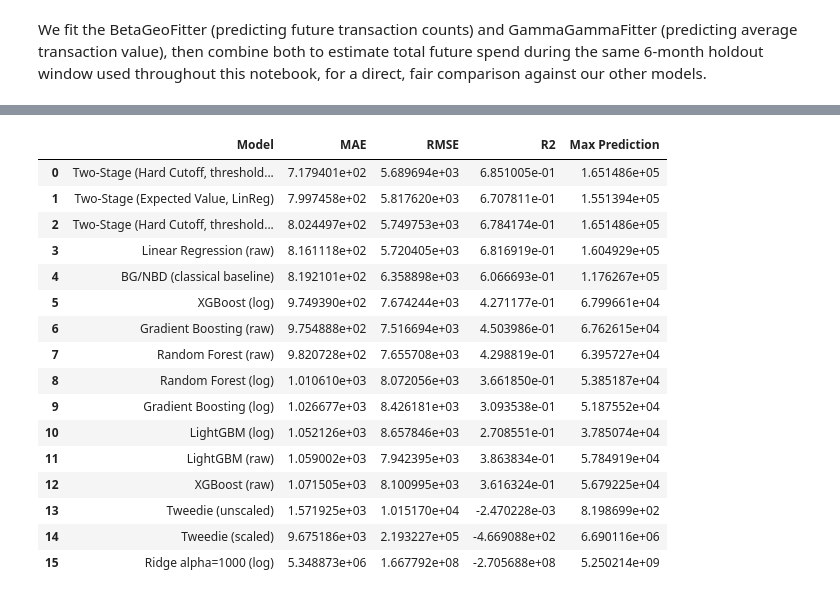
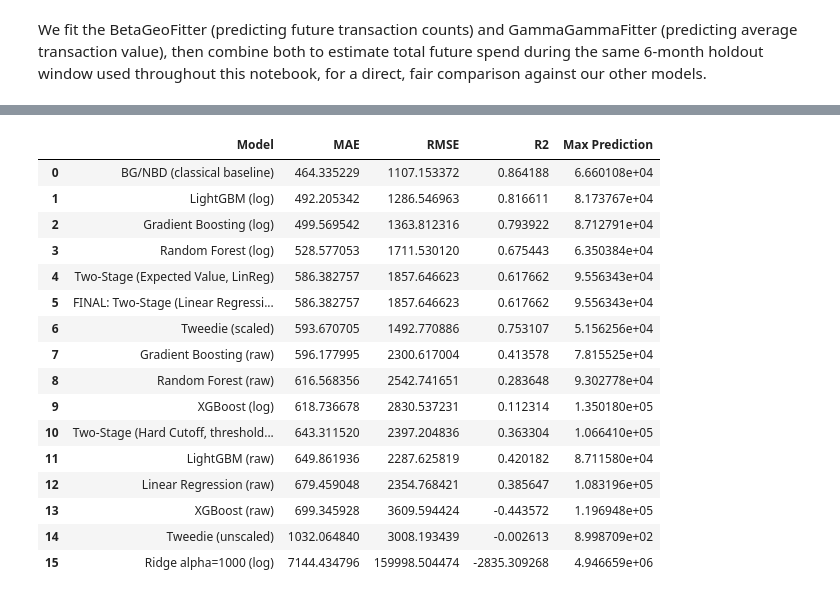
Before and after one commit to SourodeepRoy30/clv-predictor, a Jupyter notebook: notebooks/5_regression.ipynb, the cells around one changed output, grey strips where cells are left out. Cells and saved outputs as stored; diff of their text form; code cells hidden in the pictures.

Commit message:
Rerun regression: matched split, train-only model selection, Expected Value final model

```diff
--- a/notebooks/5_regression.ipynb
+++ b/notebooks/5_regression.ipynb
@@ -70,13 +70,21 @@ feature_cols = ['Recency', 'Frequency', 'Monetary', 'AOV', 'Tenure', 'Unique_Pro
 X = modeling_df[feature_cols]
 y = modeling_df['CLV_Target']
 
-# Replicate the exact same split used in 4_classification.ipynb
+# Replicate the exact split used in 4_classification.ipynb: same rows, same random_state,
+# and stratified on the churn label. Without stratify, train_test_split shuffles differently,
+# and the churn classifier would be scored on customers it was trained on.
+churn_label = (y == 0).astype(int)
 X_train, X_test, y_train, y_test = train_test_split(
-    X, y, test_size=0.2, random_state=42
+    X, y, test_size=0.2, random_state=42, stratify=churn_label
 )
 
 print("Modeling table shape:", modeling_df.shape)
 print("Churn model loaded:", type(churn_model).__name__)
 print("Training set shape:", X_train.shape)
 print("Test set shape:", X_test.shape)
+
+# Verify the split matches 4_classification.ipynb: Stage 1's test ROC-AUC must equal the value reported there
+from sklearn.metrics import roc_auc_score
+stage1_auc = roc_auc_score(churn_label.loc[X_test.index], churn_model.predict_proba(X_test)[:, 1])
+print(f"Stage 1 ROC-AUC on this test set: {stage1_auc:.4f} (4_classification.ipynb reports 0.8275)")
 # %% [output]
@@ -824,32 +1020,36 @@ final_reg_results_df
 # %%
+final_label = (f"FINAL: {final_family} ({final_model_name}"
+               + ("" if final_rule is None else f", {final_rule}")
+               + ("" if best_threshold is None else f", threshold={best_threshold:.2f}") + ")")
+
 final_reg_results_df = pd.concat([
     final_reg_results_df,
     pd.DataFrame([{
-        "Model": "Two-Stage (Hard Cutoff, threshold=0.15, FINAL)",
+        "Model": final_label,
         "MAE": mae_final,
         "RMSE": rmse_final,
         "R2": r2_final,
         "Max Prediction": final_two_stage_prediction.max()
     }])
 ], ignore_index=True).sort_values("MAE").reset_index(drop=True)
 
 final_reg_results_df
 # %% [output]
 |  | Model | MAE | RMSE | R2 | Max Prediction |
-| 0 | Two-Stage (Hard Cutoff, threshold... | 7.179401e+02 | 5.689694e+03 | 6.851005e-01 | 1.651486e+05 |
-| 1 | Two-Stage (Expected Value, LinReg) | 7.997458e+02 | 5.817620e+03 | 6.707811e-01 | 1.551394e+05 |
-| 2 | Two-Stage (Hard Cutoff, threshold... | 8.024497e+02 | 5.749753e+03 | 6.784174e-01 | 1.651486e+05 |
-| 3 | Linear Regression (raw) | 8.161118e+02 | 5.720405e+03 | 6.816919e-01 | 1.604929e+05 |
-| 4 | BG/NBD (classical baseline) | 8.192101e+02 | 6.358898e+03 | 6.066693e-01 | 1.176267e+05 |
-| 5 | XGBoost (log) | 9.749390e+02 | 7.674244e+03 | 4.271177e-01 | 6.799661e+04 |
-| 6 | Gradient Boosting (raw) | 9.754888e+02 | 7.516694e+03 | 4.503986e-01 | 6.762615e+04 |
-| 7 | Random Forest (raw) | 9.820728e+02 | 7.655708e+03 | 4.298819e-01 | 6.395727e+04 |
-| 8 | Random Forest (log) | 1.010610e+03 | 8.072056e+03 | 3.661850e-01 | 5.385187e+04 |
-| 9 | Gradient Boosting (log) | 1.026677e+03 | 8.426181e+03 | 3.093538e-01 | 5.187552e+04 |
-| 10 | LightGBM (log) | 1.052126e+03 | 8.657846e+03 | 2.708551e-01 | 3.785074e+04 |
-| 11 | LightGBM (raw) | 1.059002e+03 | 7.942395e+03 | 3.863834e-01 | 5.784919e+04 |
-| 12 | XGBoost (raw) | 1.071505e+03 | 8.100995e+03 | 3.616324e-01 | 5.679225e+04 |
-| 13 | Tweedie (unscaled) | 1.571925e+03 | 1.015170e+04 | -2.470228e-03 | 8.198699e+02 |
-| 14 | Tweedie (scaled) | 9.675186e+03 | 2.193227e+05 | -4.669088e+02 | 6.690116e+06 |
-| 15 | Ridge alpha=1000 (log) | 5.348873e+06 | 1.667792e+08 | -2.705688e+08 | 5.250214e+09 |
+| 0 | BG/NBD (classical baseline) | 464.335229 | 1107.153372 | 0.864188 | 6.660108e+04 |
+| 1 | LightGBM (log) | 492.205342 | 1286.546963 | 0.816611 | 8.173767e+04 |
+| 2 | Gradient Boosting (log) | 499.569542 | 1363.812316 | 0.793922 | 8.712791e+04 |
+| 3 | Random Forest (log) | 528.577053 | 1711.530120 | 0.675443 | 6.350384e+04 |
+| 4 | Two-Stage (Expected Value, LinReg) | 586.382757 | 1857.646623 | 0.617662 | 9.556343e+04 |
+| 5 | FINAL: Two-Stage (Linear Regressi... | 586.382757 | 1857.646623 | 0.617662 | 9.556343e+04 |
+| 6 | Tweedie (scaled) | 593.670705 | 1492.770886 | 0.753107 | 5.156256e+04 |
+| 7 | Gradient Boosting (raw) | 596.177995 | 2300.617004 | 0.413578 | 7.815525e+04 |
+| 8 | Random Forest (raw) | 616.568356 | 2542.741651 | 0.283648 | 9.302778e+04 |
+| 9 | XGBoost (log) | 618.736678 | 2830.537231 | 0.112314 | 1.350180e+05 |
+| 10 | Two-Stage (Hard Cutoff, threshold... | 643.311520 | 2397.204836 | 0.363304 | 1.066410e+05 |
+| 11 | LightGBM (raw) | 649.861936 | 2287.625819 | 0.420182 | 8.711580e+04 |
+| 12 | Linear Regression (raw) | 679.459048 | 2354.768421 | 0.385647 | 1.083196e+05 |
+| 13 | XGBoost (raw) | 699.345928 | 3609.594424 | -0.443572 | 1.196948e+05 |
+| 14 | Tweedie (unscaled) | 1032.064840 | 3008.193439 | -0.002613 | 8.998709e+02 |
+| 15 | Ridge alpha=1000 (log) | 7144.434796 | 159998.504474 | -2835.309268 | 4.946659e+06 |
 # %% [markdown]
```
Also changed, not shown: parts of 50 cells of this notebook, 3 other files.
